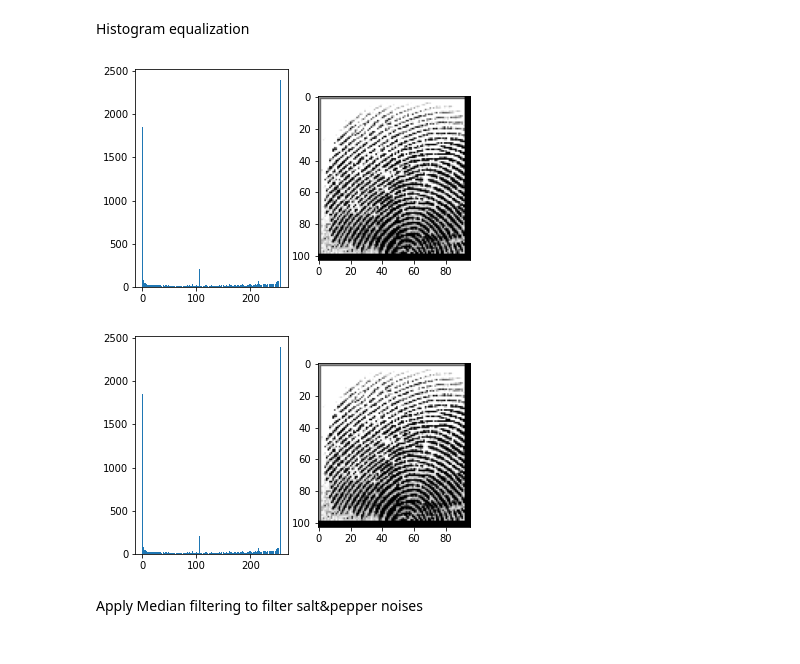
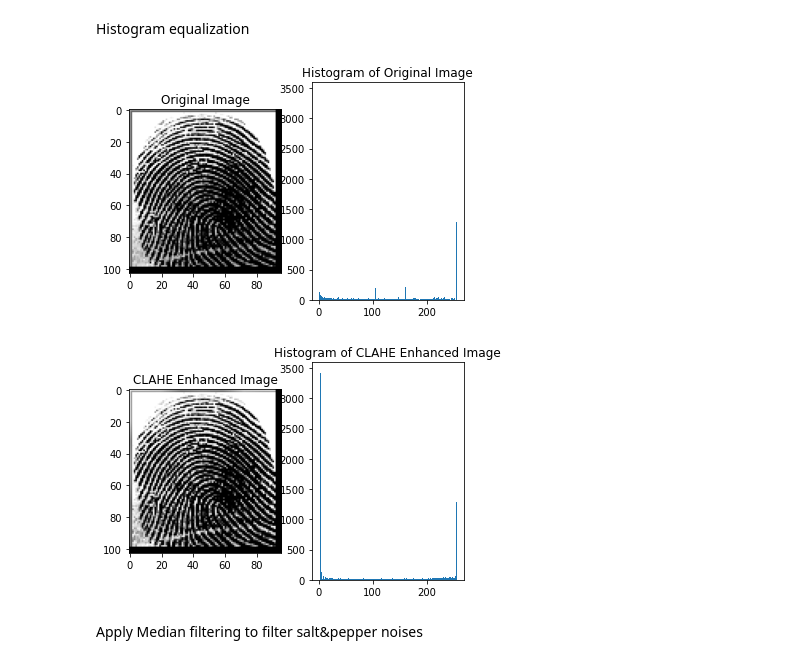
Before and after one commit to ndmch3w/FingerprintBiometric, a Jupyter notebook: biometric.ipynb, the cells around one changed output. Saved outputs shown, nothing was run; the diff lists cells and outputs as text; code cells hidden in the pictures.

```diff
--- a/biometric.ipynb
+++ b/biometric.ipynb
@@ -120,25 +120,44 @@ for i,image in enumerate(data):
     data[i] = cv2.resize(image ,(96,103))
 # %% [markdown]
 Histogram equalization
-# %%
-plt.figure()
-plt.subplot(121)
-plt.hist(real_img_set[4].ravel(), 256, [0,256])
-plt.subplot(122)
-plt.imshow(real_img_set[4], cmap='gray')
-plt.show()
-
-for image in data:
-    image = cv2.equalizeHist(image)
-
-plt.figure()
-plt.subplot(121)
-plt.hist(data[4].ravel(), 256, [0,256])
-plt.subplot(122)
-plt.imshow(data[4], cmap='gray')
-plt.show()
-# %% [output]
-[figure, removed]
-[figure, removed]
+# %%
+plt.figure()
+
+# Assuming data is your set of images
+real_img = real_img_set[77]  # Change index according to your dataset
+
+# Plot original image and its histogram
+plt.subplot(121)
+plt.imshow(real_img, cmap='gray')
+plt.title('Original Image')
+
+plt.subplot(122)
+plt.hist(real_img.ravel(), 256, [0, 256])
+plt.title('Histogram of Original Image')
+
+plt.show()
+
+# Apply CLAHE to all images in the 'data' set
+clahe = cv2.createCLAHE(clipLimit=2.0, tileGridSize=(8, 8))
+for i in range(len(data)):
+    new = clahe.apply(data[i])
+    data[i] = new
+
+# Display the results after CLAHE
+plt.figure()
+
+# Plot CLAHE-enhanced image and its histogram for the same index
+plt.subplot(121)
+plt.imshow(data[77], cmap='gray')
+plt.title('CLAHE Enhanced Image')
+
+plt.subplot(122)
+plt.hist(data[77].ravel(), 256, [0, 256])
+plt.title('Histogram of CLAHE Enhanced Image')
+
+plt.show()
+# %% [output]
+[figure, added]
+[figure, added]
 # %% [markdown]
 Apply Median filtering to filter salt&pepper noises
```
Also changed, not shown: parts of 20 cells of this notebook.
